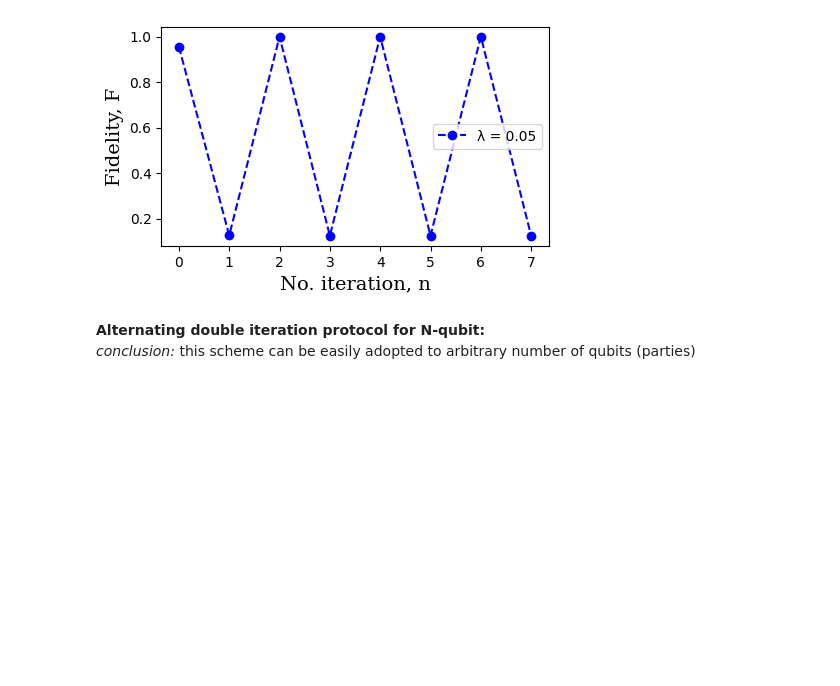
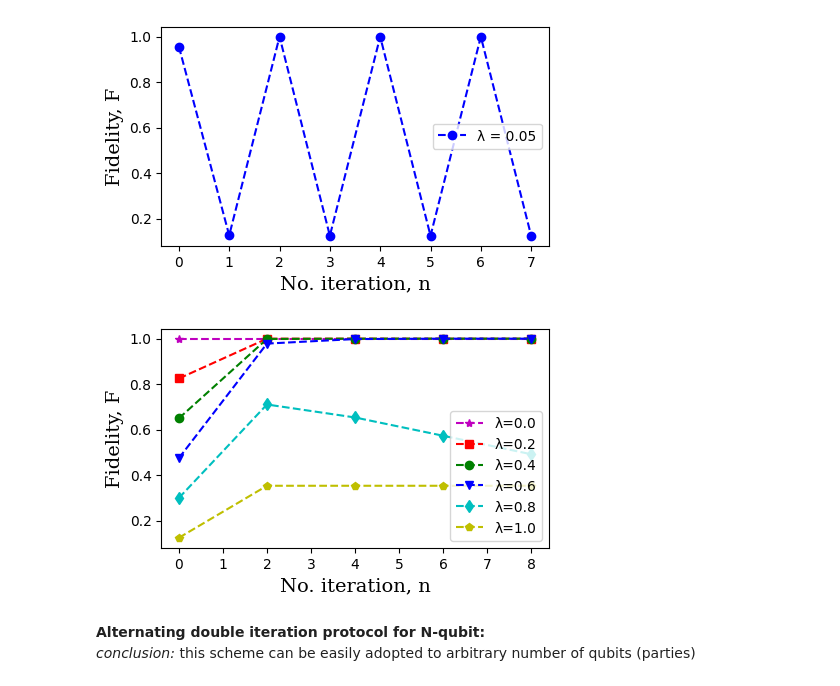
Before and after one commit to Aron9605/N-qubit-nonlinear-protocol, a Jupyter notebook: Nqubit_numerics.ipynb, the cells around one changed output. Cells and saved outputs as stored; diff of their text form; code cells hidden in the pictures; blank space fills up the shorter version.

```diff
--- a/Nqubit_numerics.ipynb
+++ b/Nqubit_numerics.ipynb
@@ -200,6 +200,15 @@ def uniform_scheme_g(rho0, N, n, mx='0'):
          result = prot_gate(result, matrix_train if mx == '0' else matrix_simple, N)
          result = result / np.linalg.norm(result) # Normalize
     return result
+# %%
+def uniform_trained(rho0, N, n):
+    ''' Apply prot_rho recursively n times while exploiting pre-trained unitary matrix'''
+    result = rho0
+    matrix_simple = make_simplified_U(N)
+    for i in range(n):
+         result = prot_gate(result, matrix_simple, N)
+         result = result / np.linalg.norm(result) # Normalize
+    return result
 # %%
 # Define fidelity function
 def fidelity(our_state, target):
@@ -217,7 +226,7 @@ rho_noisy = make_noisy_rho(rho_GHZ, noq, lam)
 noi = 8 #No. iteration
 iter_data = list(range(noi))
 #fid_data = [fidelity(alternating_scheme_g(rho_noisy, noq, i), GHZ) for i in range(noi)]
-fid_data = [fidelity(uniform_scheme_g(rho_noisy, noq, i, '1'), GHZ) for i in range(noi)]
+fid_data = [fidelity(uniform_scheme_g(rho_noisy, noq, i), GHZ) for i in range(noi)]
 
 xfont = {'fontname':'serif'}
 
@@ -236,6 +245,42 @@ plt.subplots_adjust(bottom=0.15)
 plt.show()
 # %% [output]
 [figure]
+# %%
+protocol_list = []
+
+noq = 3 #No. qubits
+noi = 10 #No. iteration
+iter_data = list(range(noi))
+GHZ = make_GHZ(noq)
+rho_GHZ = make_rho_GHZ(GHZ)
+for lam in np.arange(0.0, 1.2, 0.2):
+  rho_noisy = make_noisy_rho(rho_GHZ, noq, lam)
+  fid_data = [fidelity(uniform_trained(rho_noisy, noq, i), GHZ) for i in range(noi)]
+  protocol_list += [fid_data]
+# %%
+from google.colab import files
+
+xfont = {'fontname':'serif'}
+
+fig, ax = plt.subplots(figsize=(5,3))
+ax.plot(iter_data[0::2], protocol_list[0][0::2], '*--m', label='λ=0.0')
+ax.plot(iter_data[0::2], protocol_list[1][0::2], 's--r', label='λ=0.2')
+ax.plot(iter_data[0::2], protocol_list[2][0::2], 'o--g', label='λ=0.4')
+ax.plot(iter_data[0::2], protocol_list[3][0::2], 'v--b', label='λ=0.6')
+ax.plot(iter_data[0::2], protocol_list[4][0::2], 'd--c', label='λ=0.8')
+ax.plot(iter_data[0::2], protocol_list[5][0::2], 'p--y', label='λ=1.0')
+ax.legend()
+ax.set_xlabel('No. iteration, n', **xfont)
+ax.set_ylabel('Fidelity, F', **xfont)
+plt.rc('axes', labelsize=14)
+plt.rc('xtick', labelsize=10)
+plt.rc('ytick', labelsize=10)
+plt.subplots_adjust(bottom=0.15)
+#fig.savefig('uniλ.pdf')
+#files.download("uniλ.pdf")
+plt.show()
+# %% [output]
+[figure, added]
 # %% [markdown]
 **Alternating double iteration protocol for N-qubit:** <br>
 *conclusion:* this scheme can be easily adopted to arbitrary number of qubits (parties)
```
